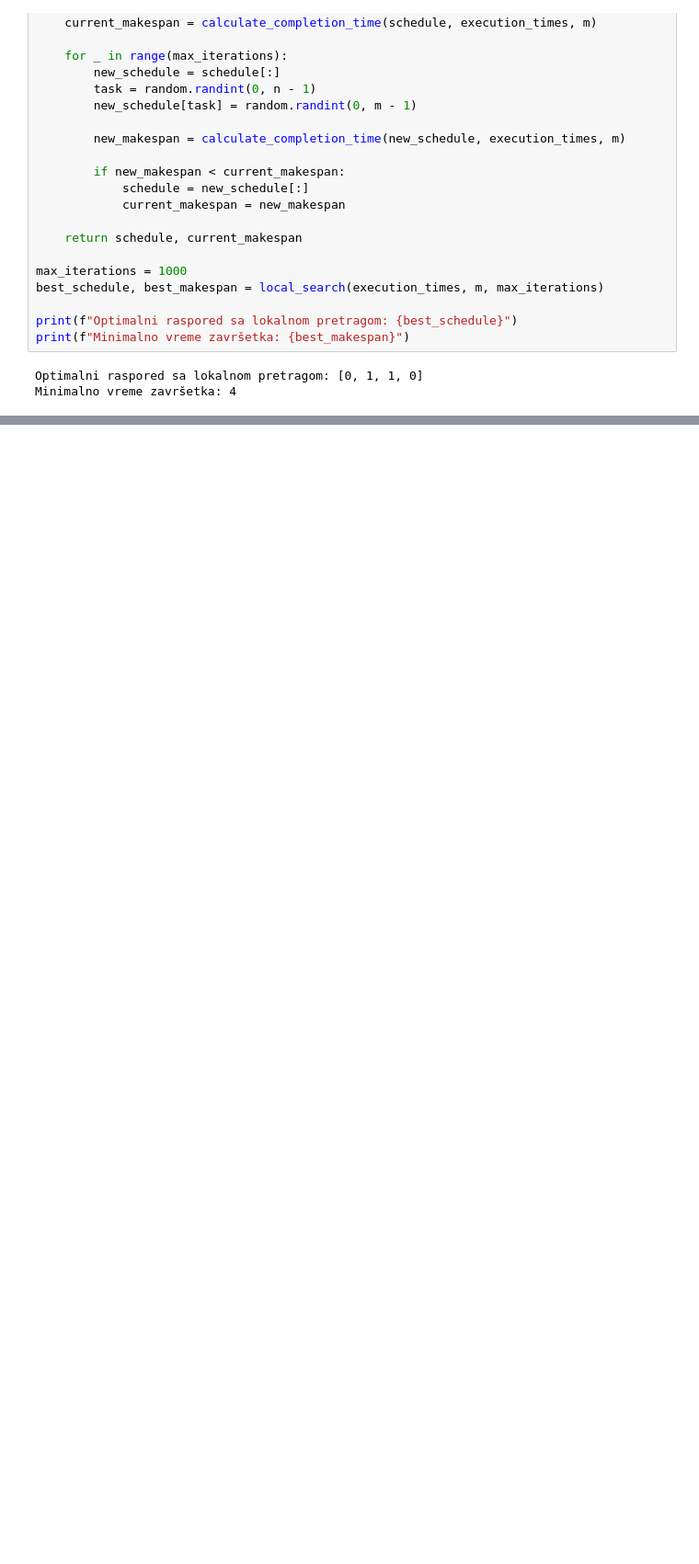
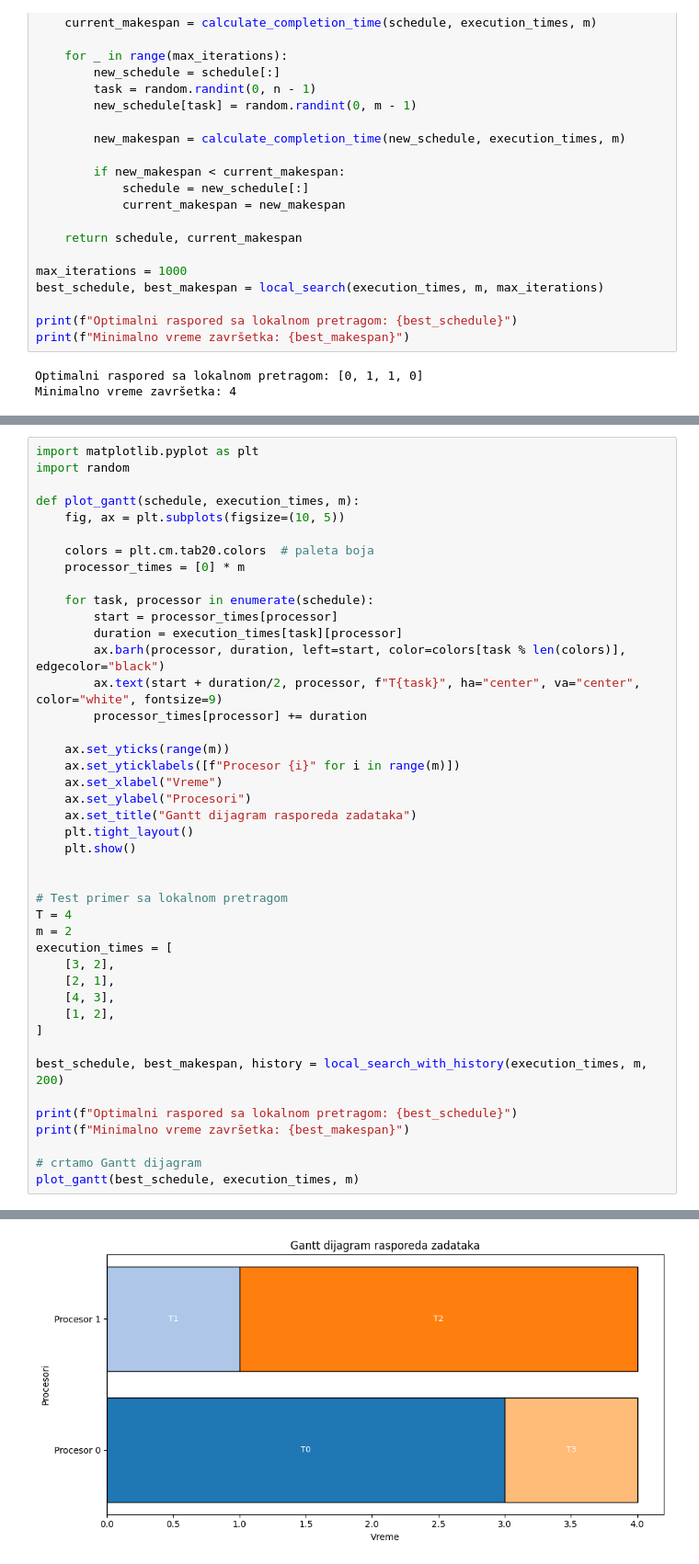
Before and after one commit to dobrosavljevicnenad/multiprocessor_scheduling_optimization, a Jupyter notebook: local_search.ipynb, the cells around one changed output, grey strips where cells are left out. Shown at 92% size. Cells and saved outputs as stored; diff of their text form; blank space fills up the shorter version.

```diff
--- a/local_search.ipynb
+++ b/local_search.ipynb
@@ -47,0 +102,44 @@ Minimalno vreme završetka: 4
+# %%
+import matplotlib.pyplot as plt
+import random
+
+def plot_gantt(schedule, execution_times, m):
+    fig, ax = plt.subplots(figsize=(10, 5))
+
+    colors = plt.cm.tab20.colors  # paleta boja
+    processor_times = [0] * m
+
+    for task, processor in enumerate(schedule):
+        start = processor_times[processor]
+        duration = execution_times[task][processor]
+        ax.barh(processor, duration, left=start, color=colors[task % len(colors)], edgecolor="black")
+        ax.text(start + duration/2, processor, f"T{task}", ha="center", va="center", color="white", fontsize=9)
+        processor_times[processor] += duration
+
+    ax.set_yticks(range(m))
+    ax.set_yticklabels([f"Procesor {i}" for i in range(m)])
+    ax.set_xlabel("Vreme")
+    ax.set_ylabel("Procesori")
+    ax.set_title("Gantt dijagram rasporeda zadataka")
+    plt.tight_layout()
+    plt.show()
+
+
+# Test primer sa lokalnom pretragom
+T = 4
+m = 2
+execution_times = [
+    [3, 2],
+    [2, 1],
+    [4, 3],
+    [1, 2],
+]
+
+best_schedule, best_makespan, history = local_search_with_history(execution_times, m, 200)
+
+print(f"Optimalni raspored sa lokalnom pretragom: {best_schedule}")
+print(f"Minimalno vreme završetka: {best_makespan}")
+
+# crtamo Gantt dijagram
+plot_gantt(best_schedule, execution_times, m)
+# %% [output]
@@ -47,0 +148 @@ Minimalno vreme završetka: 4
+[figure, added]
```
Also changed, not shown: parts of 2 cells of this notebook.
